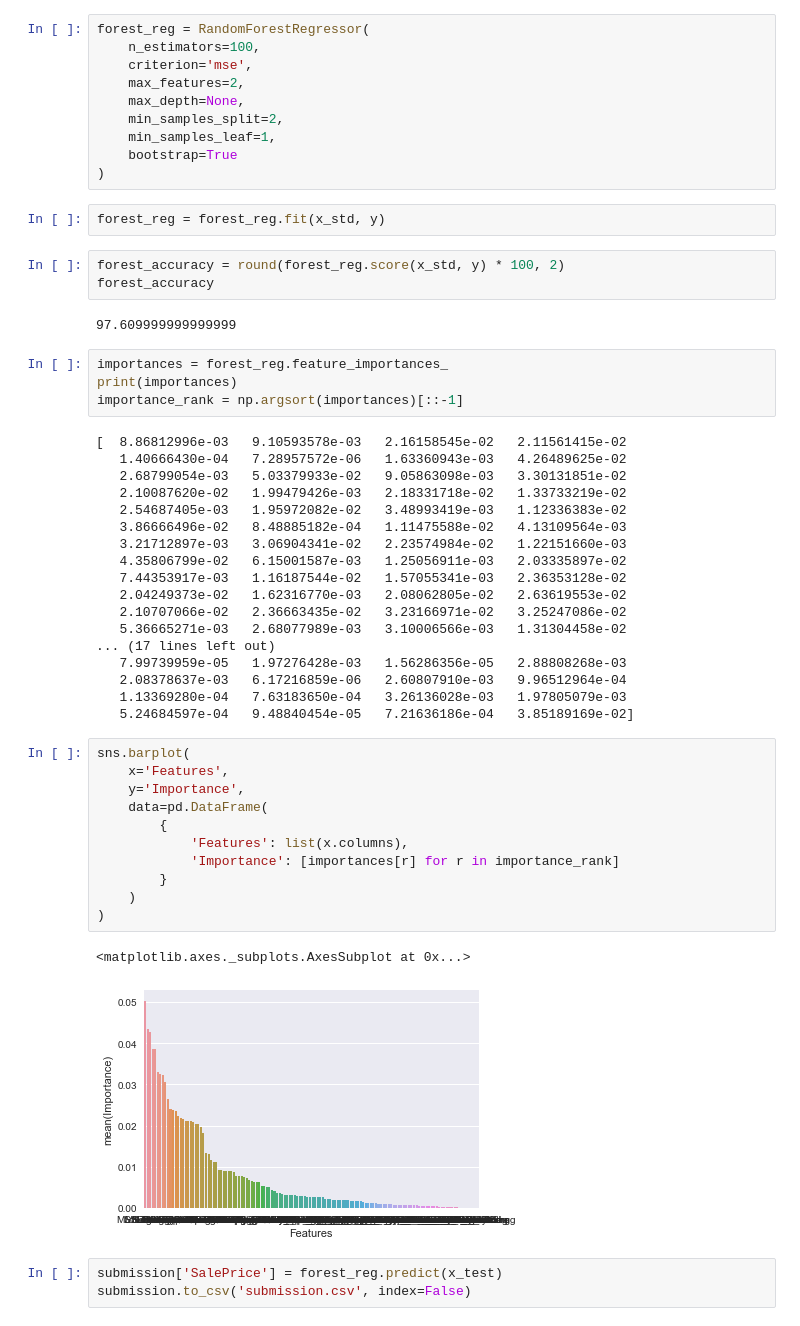
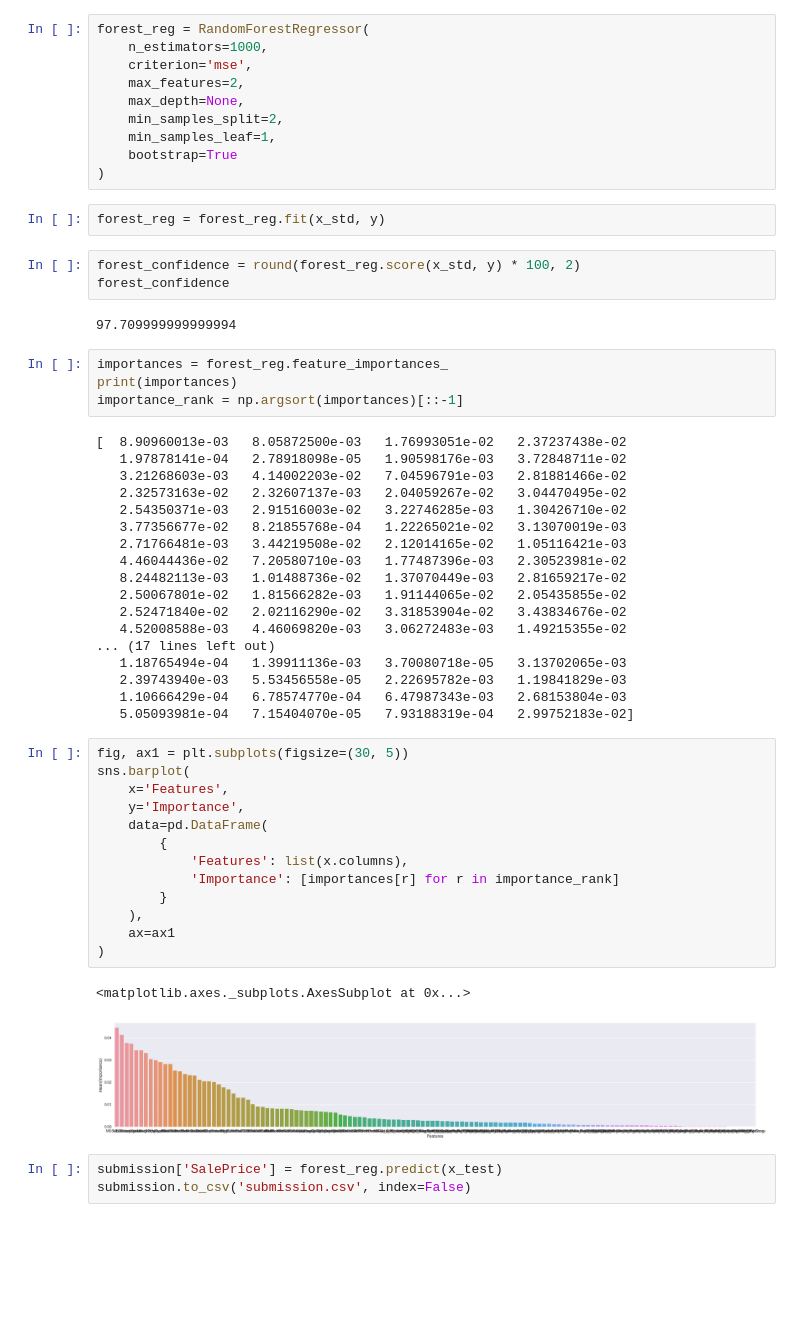
Before and after one commit to r96941046/House-Price, a Jupyter notebook: House Prices.ipynb, the cells around one changed output. Drawn from its saved outputs; the diff is of its cells as text; blank space fills up the shorter version.

```diff
--- a/House Prices.ipynb
+++ b/House Prices.ipynb
@@ -2015,6 +2021,6 @@ x_test_std = stdsc.fit_transform(x_test)
 # %%
 forest_reg = RandomForestRegressor(
-    n_estimators=100,
+    n_estimators=1000,
     criterion='mse',
     max_features=2,
     max_depth=None,
@@ -2025,46 +2031,48 @@ forest_reg = RandomForestRegressor(
 # %%
 forest_reg = forest_reg.fit(x_std, y)
 # %%
-forest_accuracy = round(forest_reg.score(x_std, y) * 100, 2)
-forest_accuracy
+forest_confidence = round(forest_reg.score(x_std, y) * 100, 2)
+forest_confidence
 # %% [output]
-97.609999999999999
+97.709999999999994
 # %%
 importances = forest_reg.feature_importances_
 print(importances)
 importance_rank = np.argsort(importances)[::-1]
 # %% [output]
-[  8.86812996e-03   9.10593578e-03   2.16158545e-02   2.11561415e-02
-   1.40666430e-04   7.28957572e-06   1.63360943e-03   4.26489625e-02
-   2.68799054e-03   5.03379933e-02   9.05863098e-03   3.30131851e-02
-   2.10087620e-02   1.99479426e-03   2.18331718e-02   1.33733219e-02
-   2.54687405e-03   1.95972082e-02   3.48993419e-03   1.12336383e-02
-   3.86666496e-02   8.48885182e-04   1.11475588e-02   4.13109564e-03
-   3.21712897e-03   3.06904341e-02   2.23574984e-02   1.22151660e-03
-   4.35806799e-02   6.15001587e-03   1.25056911e-03   2.03335897e-02
-   7.44353917e-03   1.16187544e-02   1.57055341e-03   2.36353128e-02
-   2.04249373e-02   1.62316770e-03   2.08062805e-02   2.63619553e-02
-   2.10707066e-02   2.36663435e-02   3.23166971e-02   3.25247086e-02
-   5.36665271e-03   2.68077989e-03   3.10006566e-03   1.31304458e-02
+[  8.90960013e-03   8.05872500e-03   1.76993051e-02   2.37237438e-02
+   1.97878141e-04   2.78918098e-05   1.90598176e-03   3.72848711e-02
+   3.21268603e-03   4.14002203e-02   7.04596791e-03   2.81881466e-02
+   2.32573163e-02   2.32607137e-03   2.04059267e-02   3.04470495e-02
+   2.54350371e-03   2.91516003e-02   3.22746285e-03   1.30426710e-02
+   3.77356677e-02   8.21855768e-04   1.22265021e-02   3.13070019e-03
+   2.71766481e-03   3.44219508e-02   2.12014165e-02   1.05116421e-03
+   4.46044436e-02   7.20580710e-03   1.77487396e-03   2.30523981e-02
+   8.24482113e-03   1.01488736e-02   1.37070449e-03   2.81659217e-02
+   2.50067801e-02   1.81566282e-03   1.91144065e-02   2.05435855e-02
+   2.52471840e-02   2.02116290e-02   3.31853904e-02   3.43834676e-02
+   4.52008588e-03   4.46069820e-03   3.06272483e-03   1.49215355e-02
 ... (17 lines left out)
-   7.99739959e-05   1.97276428e-03   1.56286356e-05   2.88808268e-03
-   2.08378637e-03   6.17216859e-06   2.60807910e-03   9.96512964e-04
-   1.13369280e-04   7.63183650e-04   3.26136028e-03   1.97805079e-03
-   5.24684597e-04   9.48840454e-05   7.21636186e-04   3.85189169e-02]
+   1.18765494e-04   1.39911136e-03   3.70080718e-05   3.13702065e-03
+   2.39743940e-03   5.53456558e-05   2.22695782e-03   1.19841829e-03
+   1.10666429e-04   6.78574770e-04   6.47987343e-03   2.68153804e-03
+   5.05093981e-04   7.15404070e-05   7.93188319e-04   2.99752183e-02]
 # %%
+fig, ax1 = plt.subplots(figsize=(30, 5))
 sns.barplot(
     x='Features',
     y='Importance',
     data=pd.DataFrame(
         {
             'Features': list(x.columns),
             'Importance': [importances[r] for r in importance_rank]
         }
-    )
+    ),
+    ax=ax1
 )
 # %% [output]
 <matplotlib.axes._subplots.AxesSubplot at 0x...>
-[figure, old version]
+[figure, new version]
 # %%
 submission['SalePrice'] = forest_reg.predict(x_test)
 submission.to_csv('submission.csv', index=False)
```
Also changed, not shown: parts of 28 cells of this notebook, 1 other file.
